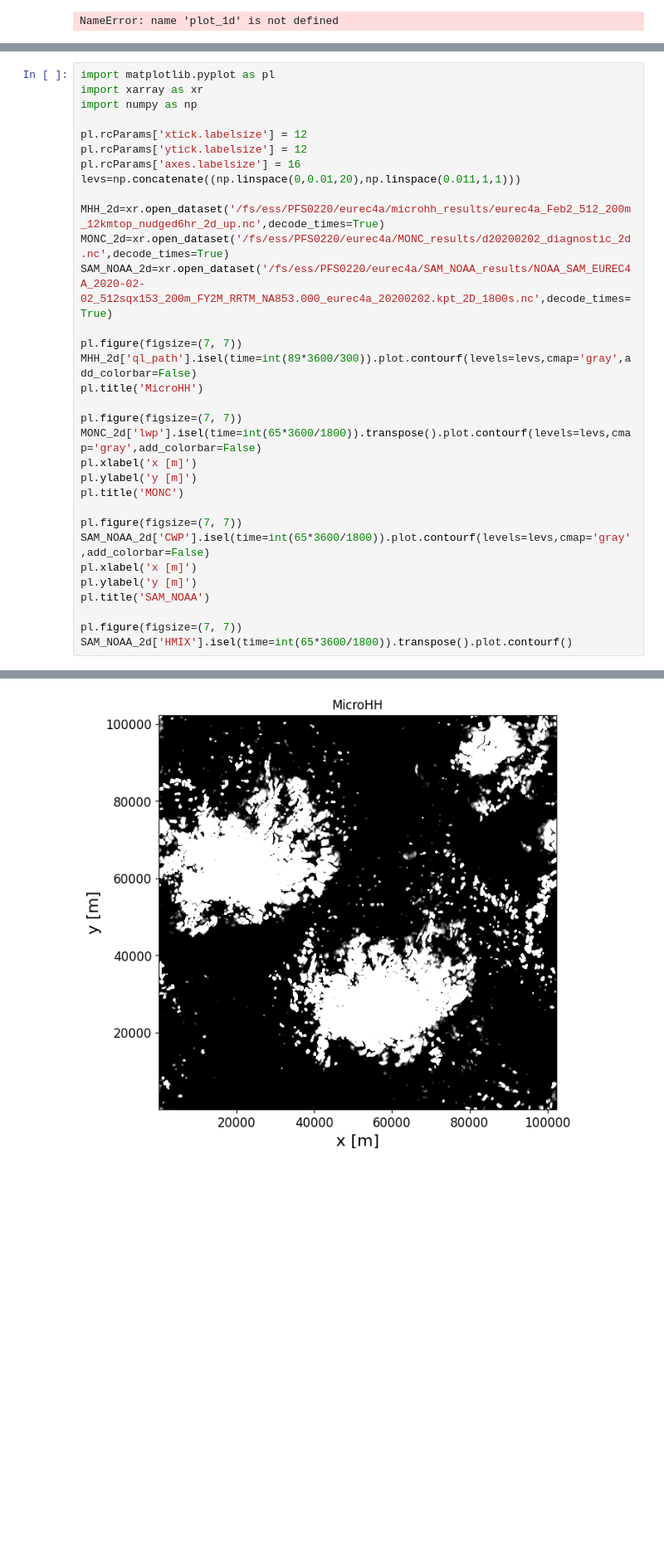
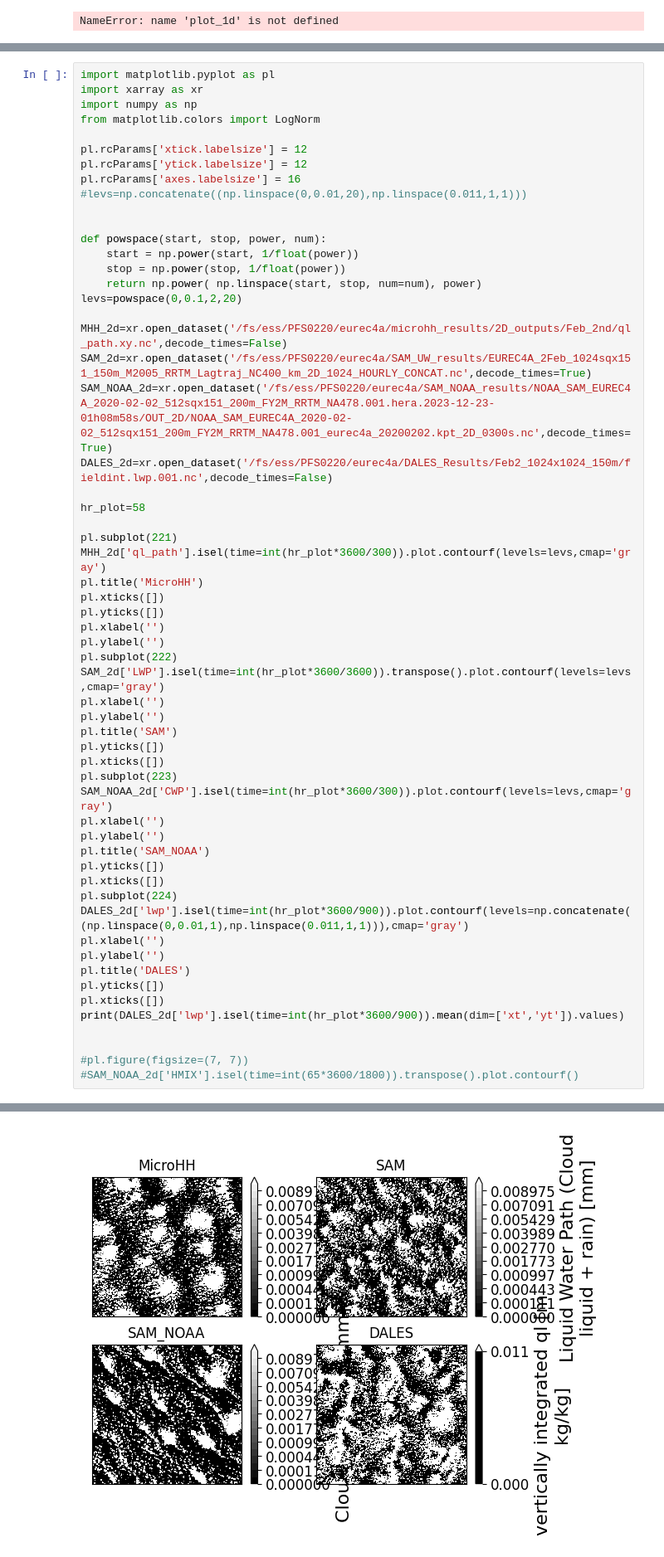
Before and after one commit to girishnigamanth/python_files, a Jupyter notebook: EUREC4A/Intercomparison_plots.ipynb, the cells around one changed output, grey strips where cells are left out. Shown at 83% size. Cells and saved outputs as stored; diff of their text form; blank space fills up the shorter version.

```diff
--- a/EUREC4A/Intercomparison_plots.ipynb
+++ b/EUREC4A/Intercomparison_plots.ipynb
@@ -324,32 +324,58 @@ pl.legend()
 import matplotlib.pyplot as pl
 import xarray as xr
 import numpy as np
+from matplotlib.colors import LogNorm
 
 pl.rcParams['xtick.labelsize'] = 12
 pl.rcParams['ytick.labelsize'] = 12
 pl.rcParams['axes.labelsize'] = 16
-levs=np.concatenate((np.linspace(0,0.01,20),np.linspace(0.011,1,1)))
+#levs=np.concatenate((np.linspace(0,0.01,20),np.linspace(0.011,1,1)))
 
-MHH_2d=xr.open_dataset('/fs/ess/PFS0220/eurec4a/microhh_results/eurec4a_Feb2_512_200m_12kmtop_nudged6hr_2d_up.nc',decode_times=True)
-MONC_2d=xr.open_dataset('/fs/ess/PFS0220/eurec4a/MONC_results/d20200202_diagnostic_2d.nc',decode_times=True)
-SAM_NOAA_2d=xr.open_dataset('/fs/ess/PFS0220/eurec4a/SAM_NOAA_results/NOAA_SAM_EUREC4A_2020-02-02_512sqx153_200m_FY2M_RRTM_NA853.000_eurec4a_20200202.kpt_2D_1800s.nc',decode_times=True)
 
-pl.figure(figsize=(7, 7))
-MHH_2d['ql_path'].isel(time=int(89*3600/300)).plot.contourf(levels=levs,cmap='gray',add_colorbar=False)
+def powspace(start, stop, power, num):
+    start = np.power(start, 1/float(power))
+    stop = np.power(stop, 1/float(power))
+    return np.power( np.linspace(start, stop, num=num), power)
+levs=powspace(0,0.1,2,20)
+
+MHH_2d=xr.open_dataset('/fs/ess/PFS0220/eurec4a/microhh_results/2D_outputs/Feb_2nd/ql_path.xy.nc',decode_times=False)
+SAM_2d=xr.open_dataset('/fs/ess/PFS0220/eurec4a/SAM_UW_results/EUREC4A_2Feb_1024sqx151_150m_M2005_RRTM_Lagtraj_NC400_km_2D_1024_HOURLY_CONCAT.nc',decode_times=True)
+SAM_NOAA_2d=xr.open_dataset('/fs/ess/PFS0220/eurec4a/SAM_NOAA_results/NOAA_SAM_EUREC4A_2020-02-02_512sqx151_200m_FY2M_RRTM_NA478.001.hera.2023-12-23-01h08m58s/OUT_2D/NOAA_SAM_EUREC4A_2020-02-02_512sqx151_200m_FY2M_RRTM_NA478.001_eurec4a_20200202.kpt_2D_0300s.nc',decode_times=True)
+DALES_2d=xr.open_dataset('/fs/ess/PFS0220/eurec4a/DALES_Results/Feb2_1024x1024_150m/fieldint.lwp.001.nc',decode_times=False)
+
+hr_plot=58
+
+pl.subplot(221)
+MHH_2d['ql_path'].isel(time=int(hr_plot*3600/300)).plot.contourf(levels=levs,cmap='gray')
 pl.title('MicroHH')
+pl.xticks([])
+pl.yticks([])
+pl.xlabel('')
+pl.ylabel('')
+pl.subplot(222)
+SAM_2d['LWP'].isel(time=int(hr_plot*3600/3600)).transpose().plot.contourf(levels=levs,cmap='gray')
+pl.xlabel('')
+pl.ylabel('')
+pl.title('SAM')
+pl.yticks([])
+pl.xticks([])
+pl.subplot(223)
+SAM_NOAA_2d['CWP'].isel(time=int(hr_plot*3600/300)).plot.contourf(levels=levs,cmap='gray')
+pl.xlabel('')
+pl.ylabel('')
+pl.title('SAM_NOAA')
+pl.yticks([])
+pl.xticks([])
+pl.subplot(224)
+DALES_2d['lwp'].isel(time=int(hr_plot*3600/900)).plot.contourf(levels=np.concatenate((np.linspace(0,0.01,1),np.linspace(0.011,1,1))),cmap='gray')
+pl.xlabel('')
+pl.ylabel('')
+pl.title('DALES')
+pl.yticks([])
+pl.xticks([])
+print(DALES_2d['lwp'].isel(time=int(hr_plot*3600/900)).mean(dim=['xt','yt']).values)
 
-pl.figure(figsize=(7, 7))
-MONC_2d['lwp'].isel(time=int(65*3600/1800)).transpose().plot.contourf(levels=levs,cmap='gray',add_colorbar=False)
-pl.xlabel('x [m]')
-pl.ylabel('y [m]')
-pl.title('MONC')
 
-pl.figure(figsize=(7, 7))
-SAM_NOAA_2d['CWP'].isel(time=int(65*3600/1800)).plot.contourf(levels=levs,cmap='gray',add_colorbar=False)
-pl.xlabel('x [m]')
-pl.ylabel('y [m]')
-pl.title('SAM_NOAA')
-
-pl.figure(figsize=(7, 7))
-SAM_NOAA_2d['HMIX'].isel(time=int(65*3600/1800)).transpose().plot.contourf()
+#pl.figure(figsize=(7, 7))
+#SAM_NOAA_2d['HMIX'].isel(time=int(65*3600/1800)).transpose().plot.contourf()
 # %% [output]
@@ -357 +383 @@ SAM_NOAA_2d['HMIX'].isel(time=int(65*3600/1800)).transpose().plot.contourf()
-[figure, old version]
+[figure, new version]
```
Also changed, not shown: parts of 6 cells of this notebook, 14 other files.
